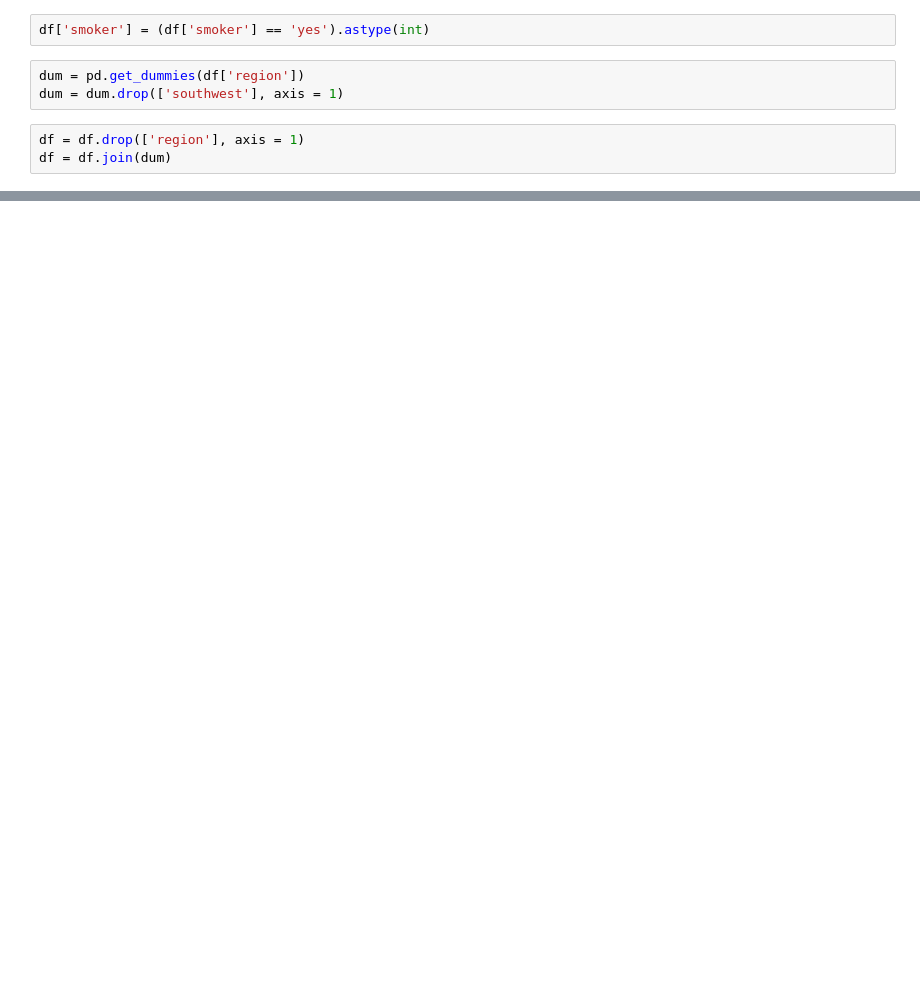
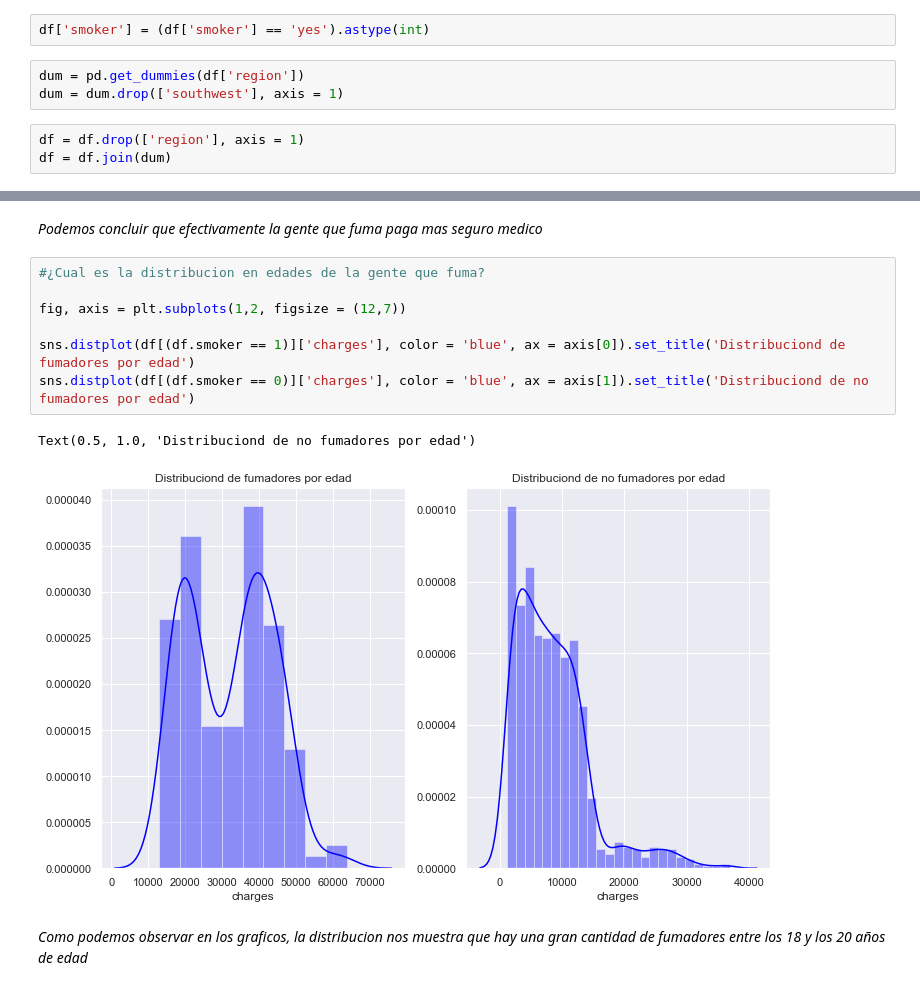
Before and after one commit to sbsreyes/Insurance_Cost_Machine-Learning, a Jupyter notebook: Insurance cost prediction.ipynb, the cells around one changed output, grey strips where cells are left out. Cells and saved outputs as stored; diff of their text form; blank space fills up the shorter version.

```diff
--- a/Insurance cost prediction.ipynb
+++ b/Insurance cost prediction.ipynb
@@ -69,0 +127,14 @@ df.head()
+# %% [markdown]
+*Podemos concluir que efectivamente la gente que fuma paga mas seguro medico*
+# %%
+#¿Cual es la distribucion en edades de la gente que fuma?
+
+fig, axis = plt.subplots(1,2, figsize = (12,7))
+
+sns.distplot(df[(df.smoker == 1)]['charges'], color = 'blue', ax = axis[0]).set_title('Distribuciond de fumadores por edad')
+sns.distplot(df[(df.smoker == 0)]['charges'], color = 'blue', ax = axis[1]).set_title('Distribuciond de no fumadores por edad')
+# %% [output]
+Text(0.5, 1.0, 'Distribuciond de no fumadores por edad')
+[figure, added]
+# %% [markdown]
+*Como podemos observar en los graficos, la distribucion nos muestra que hay una gran cantidad de fumadores entre los 18 y los 20 años de edad*
```
Also changed, not shown: parts of 11 cells of this notebook, 2 other files.
